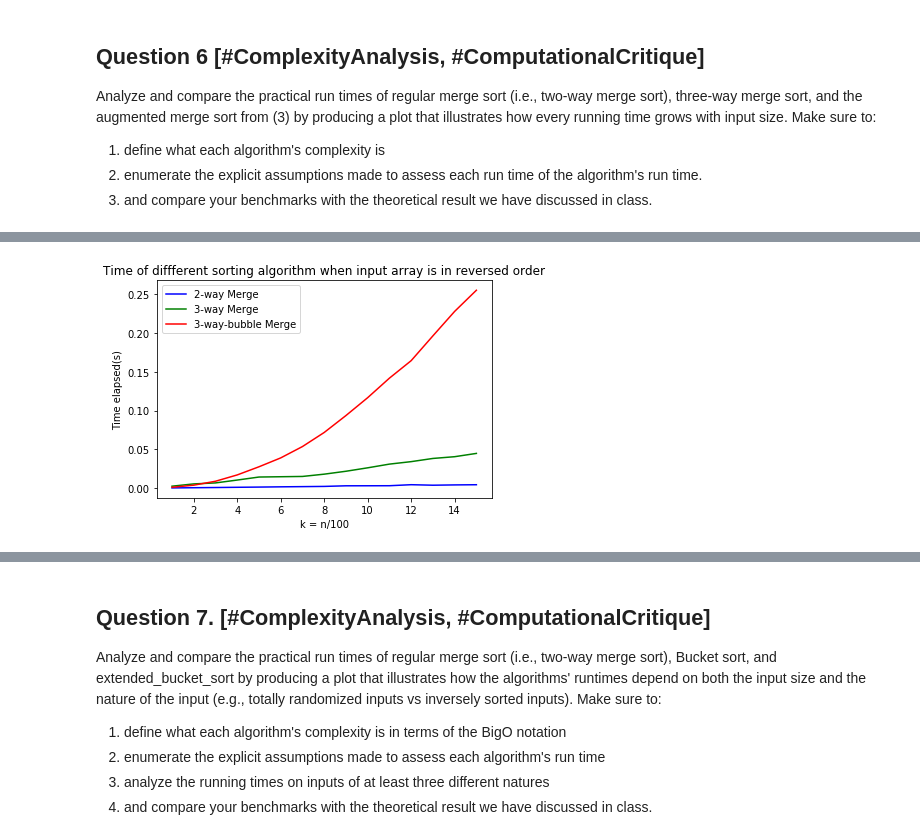
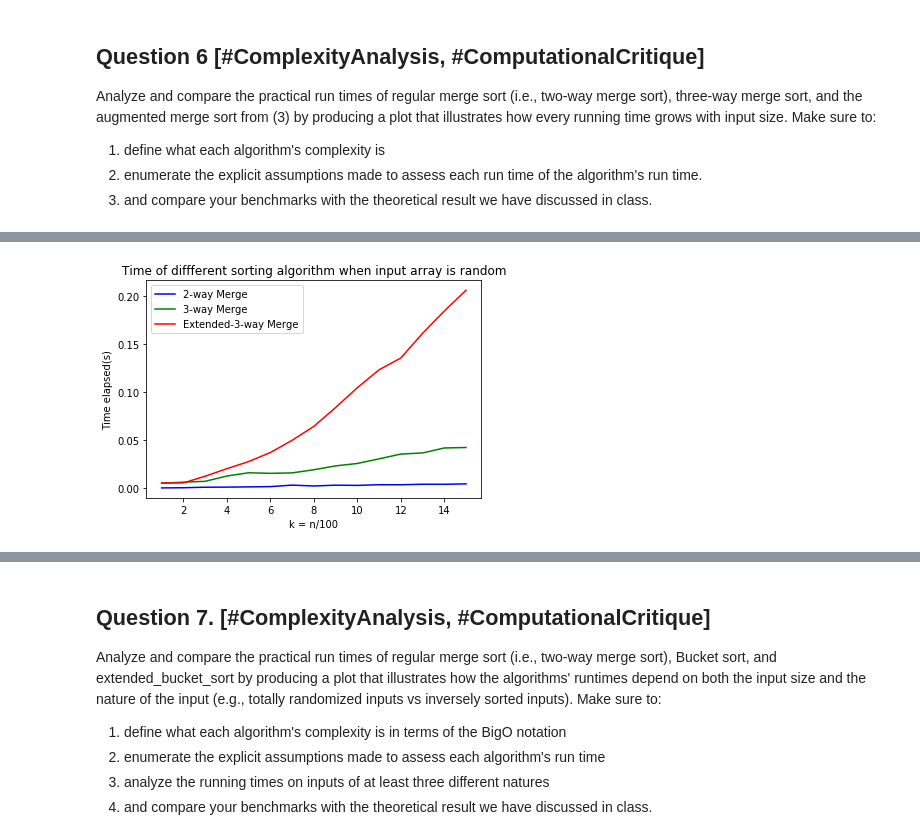
Before and after one commit to mahmud-nobe/CS110_Assignments, a Jupyter notebook: cs110_assignment_1.ipynb, the cells around one changed output, grey strips where cells are left out. Saved outputs shown, nothing was run; the diff lists cells and outputs as text; code cells hidden in the pictures.

```diff
--- a/cs110_assignment_1.ipynb
+++ b/cs110_assignment_1.ipynb
@@ -486,38 +568,39 @@ def merge_sort_two(A,p,r):
 # %%
 import matplotlib.pyplot as plt
 %matplotlib inline
 import time
 
 time_merge_two = []
 time_merge_three = []
 time_merge_three_bubble = []
 
+import random
 for k in range(1,16):
-  list_k = [i for i in range(100*k, 0, -1)]
+  list_k = random.choices(range(-10000, 10000), k = 100*k)
 
   start = time.clock()
   three_way_merge(list_k)
   end = time.clock()
   time_merge_three.append(end-start)
 
   start = time.clock()
   extended_three_way_merge(list_k)
   end = time.clock()
   time_merge_three_bubble.append(end-start)
 
   start = time.clock()
   merge_sort_two(list_k, 0, len(list_k)-1)
   end = time.clock()
   time_merge_two.append(end-start)
+
+k = range(1,16)
+plt.plot(k,time_merge_two,'b')
+plt.plot(k,time_merge_three,'g')
+plt.plot(k,time_merge_three_bubble,'r')
+plt.xlabel('k = n/100')
+plt.ylabel('Time elapsed(s)')
+plt.legend(['2-way Merge','3-way Merge','Extended-3-way Merge'])
+plt.title("Time of diffferent sorting algorithm when input array is random")
+plt.show()
+# %% [output]
+[figure, added]
-# %%
-k = range(1,16)
-plt.plot(k,time_merge_two,'b')
-plt.plot(k,time_merge_three,'g')
-plt.plot(k,time_merge_three_bubble,'r')
-plt.xlabel('k = n/100')
-plt.ylabel('Time elapsed(s)')
-plt.legend(['2-way Merge','3-way Merge','3-way-bubble Merge'])
-plt.title("Time of diffferent sorting algorithm when input array is in reversed order")
-plt.show()
-# %% [output]
-[figure, removed]
```
Also changed, not shown: parts of 18 cells of this notebook.
